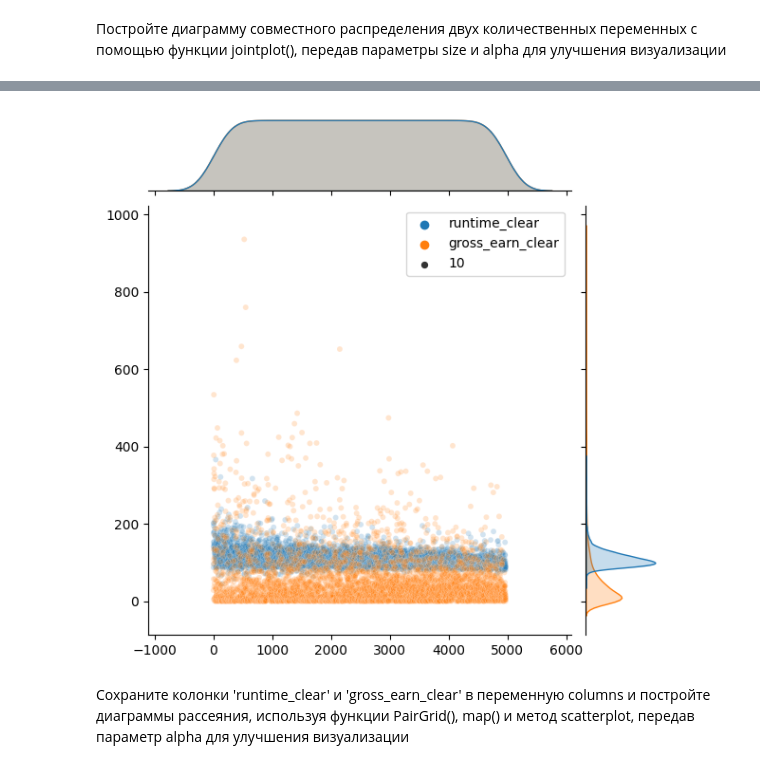
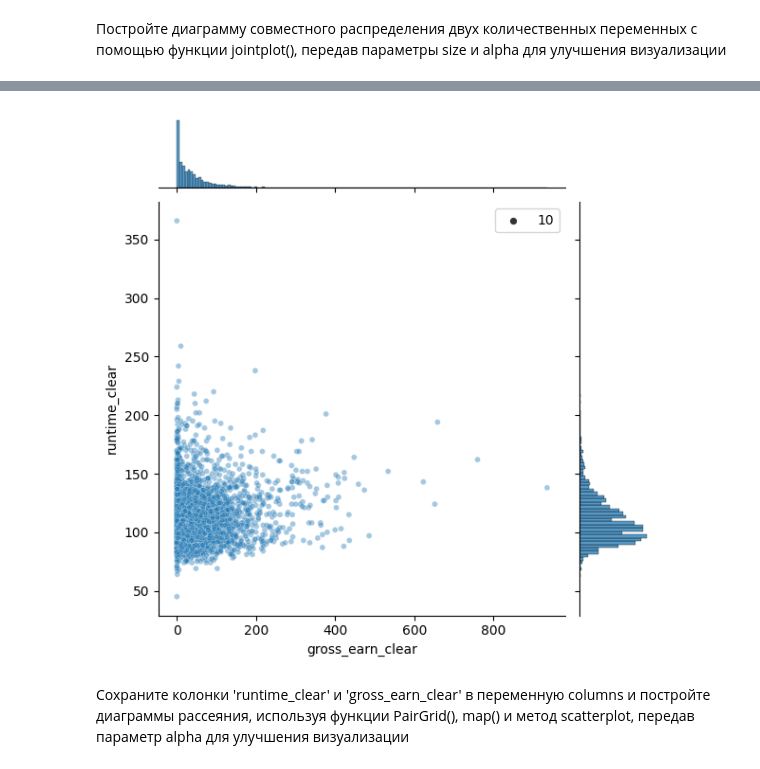
Before and after one commit to EZSib/data_-analytics2023, a Jupyter notebook: Efim_eda_2_1.ipynb, the cells around one changed output, grey strips where cells are left out. Drawn from its saved outputs; the diff is of its cells as text; code cells hidden in the pictures.

```diff
--- a/Efim_eda_2_1.ipynb
+++ b/Efim_eda_2_1.ipynb
@@ -698,7 +662,7 @@ for flat_type in flat_types:
 # %%
-sns.jointplot([dataset['runtime_clear'], dataset['gross_earn_clear']], size=10,alpha = 0.2)
+sns.jointplot(y = dataset['runtime_clear'], x =dataset['gross_earn_clear'], size=10,alpha = 0.4)
 plt.show()
 # %% [output]
-[figure, old version]
+[figure, new version]
 # %% [markdown]
 Сохраните колонки 'runtime_clear' и 'gross_earn_clear' в переменную columns и постройте диаграммы рассеяния, используя функции PairGrid(), map() и метод scatterplot, передав параметр alpha для улучшения визуализации
```
Also changed, not shown: parts of 6 cells of this notebook.
